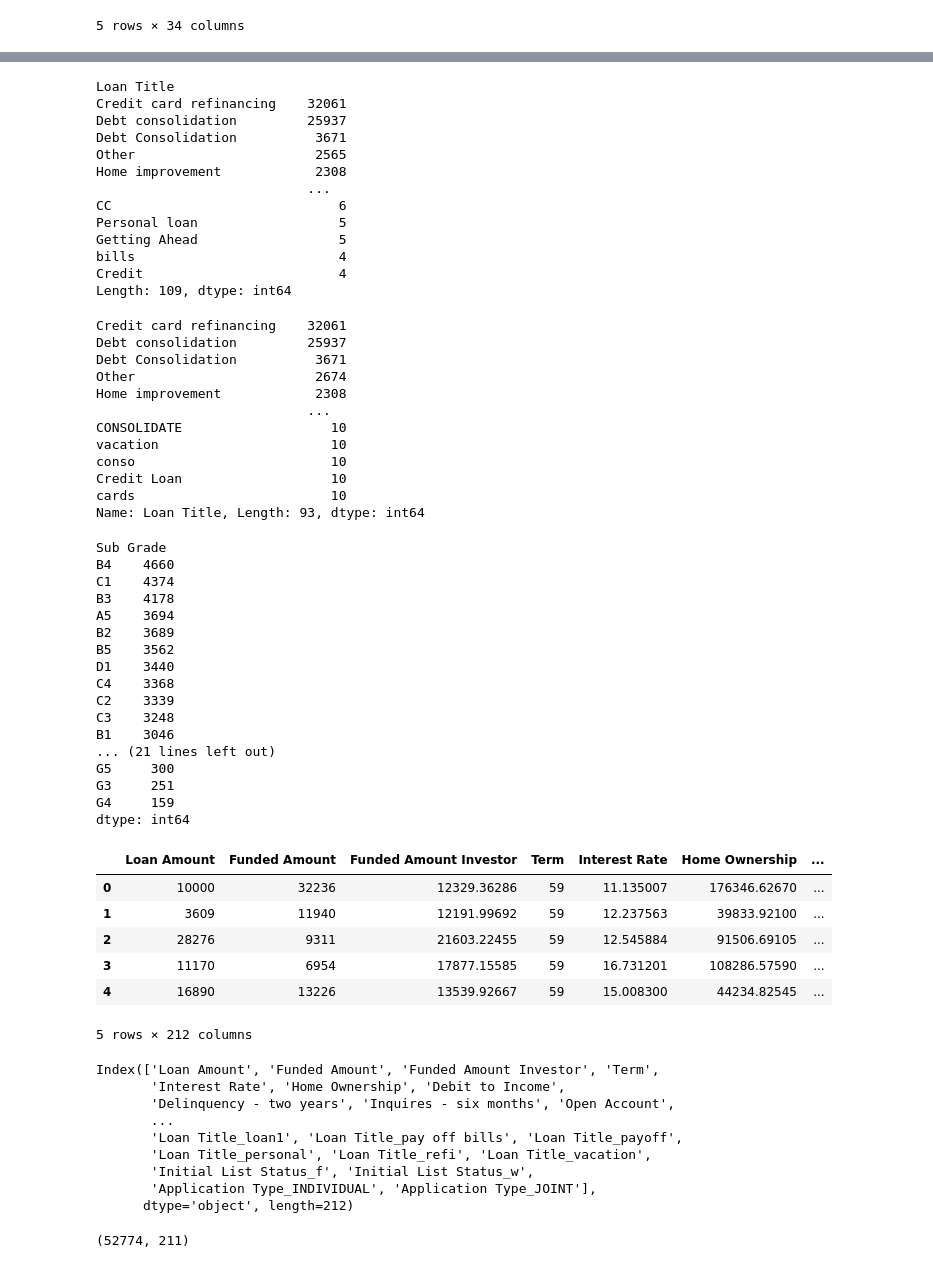
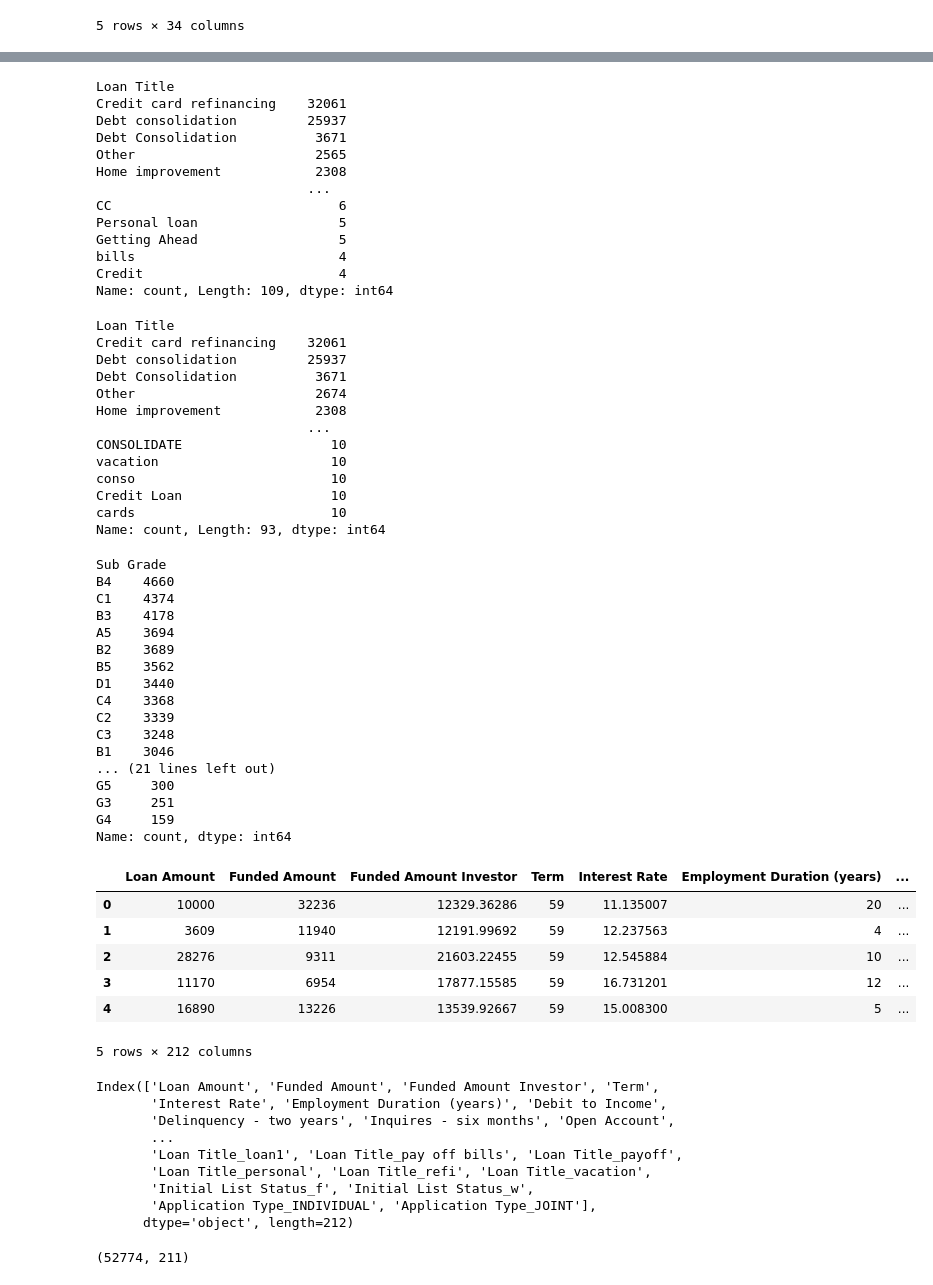
Before and after one commit to paololabuguen/project-4-web-scrapers, a Jupyter notebook: Resources/Raph_Model_Files/Raph_project 4.ipynb, the cells around one changed output, grey strips where cells are left out. Cells and saved outputs as stored; diff of their text form; code cells hidden in the pictures.

Commit message:
Updated Raph's Resources Files

```diff
--- a/Resources/Raph_Model_Files/Raph_project 4.ipynb
+++ b/Resources/Raph_Model_Files/Raph_project 4.ipynb
@@ -12,7 +7,7 @@ import tensorflow as tf
 
 #  Import and read the mainDS.csv.
 import pandas as pd
-application_df = pd.read_csv("/content/drive/MyDrive/datasets/mainDS.csv")
+application_df = pd.read_csv("/Users/batoogz/Desktop/Module Challenges/project-4-web-scrapers/Resources/mainDS.csv")
 application_df.head()
 # %% [output]
 |  | ID | Loan Amount | Funded Amount | Funded Amount Investor | Term | Batch Enrolled | Interest Rate | ... |
@@ -87,7 +82,7 @@ Personal loan                  5
 Getting Ahead                  5
 bills                          4
 Credit                         4
-Length: 109, dtype: int64
+Name: count, Length: 109, dtype: int64
 # %%
 # Choose a cutoff value and create a list of application types to be replaced
 # use the variable name `application_types_to_replace`
@@ -100,6 +95,7 @@ for app in application_types_to_replace:
 # Check to make sure binning was successful
 application_df['Loan Title'].value_counts()
 # %% [output]
+Loan Title
 Credit card refinancing    32061
 Debt consolidation         25937
 Debt Consolidation          3671
@@ -111,7 +107,7 @@ vacation                      10
 conso                         10
 Credit Loan                   10
 cards                         10
-Name: Loan Title, Length: 93, dtype: int64
+Name: count, Length: 93, dtype: int64
 # %%
 class_count = application_df.value_counts('Sub Grade')
 class_count
@@ -132,24 +128,24 @@ B1    3046
 G5     300
 G3     251
 G4     159
-dtype: int64
+Name: count, dtype: int64
 # %%
 # Convert categorical data to numeric with `pd.get_dummies`
-application_dummies = pd.get_dummies(application_df)
+application_dummies = pd.get_dummies(application_df,dtype=int)
 application_dummies.head()
 # %% [output]
-|  | Loan Amount | Funded Amount | Funded Amount Investor | Term | Interest Rate | Home Ownership | ... |
-| 0 | 10000 | 32236 | 12329.36286 | 59 | 11.135007 | 176346.62670 | ... |
-| 1 | 3609 | 11940 | 12191.99692 | 59 | 12.237563 | 39833.92100 | ... |
-| 2 | 28276 | 9311 | 21603.22455 | 59 | 12.545884 | 91506.69105 | ... |
-| 3 | 11170 | 6954 | 17877.15585 | 59 | 16.731201 | 108286.57590 | ... |
-| 4 | 16890 | 13226 | 13539.92667 | 59 | 15.008300 | 44234.82545 | ... |
+|  | Loan Amount | Funded Amount | Funded Amount Investor | Term | Interest Rate | Employment Duration (years) | ... |
+| 0 | 10000 | 32236 | 12329.36286 | 59 | 11.135007 | 20 | ... |
+| 1 | 3609 | 11940 | 12191.99692 | 59 | 12.237563 | 4 | ... |
+| 2 | 28276 | 9311 | 21603.22455 | 59 | 12.545884 | 10 | ... |
+| 3 | 11170 | 6954 | 17877.15585 | 59 | 16.731201 | 12 | ... |
+| 4 | 16890 | 13226 | 13539.92667 | 59 | 15.008300 | 5 | ... |
 5 rows × 212 columns
 # %%
 application_dummies.keys()
 # %% [output]
 Index(['Loan Amount', 'Funded Amount', 'Funded Amount Investor', 'Term',
-       'Interest Rate', 'Home Ownership', 'Debit to Income',
+       'Interest Rate', 'Employment Duration (years)', 'Debit to Income',
        'Delinquency - two years', 'Inquires - six months', 'Open Account',
        ...
        'Loan Title_loan1', 'Loan Title_pay off bills', 'Loan Title_payoff',
```
Also changed, not shown: parts of 16 cells of this notebook, 23 other files.
